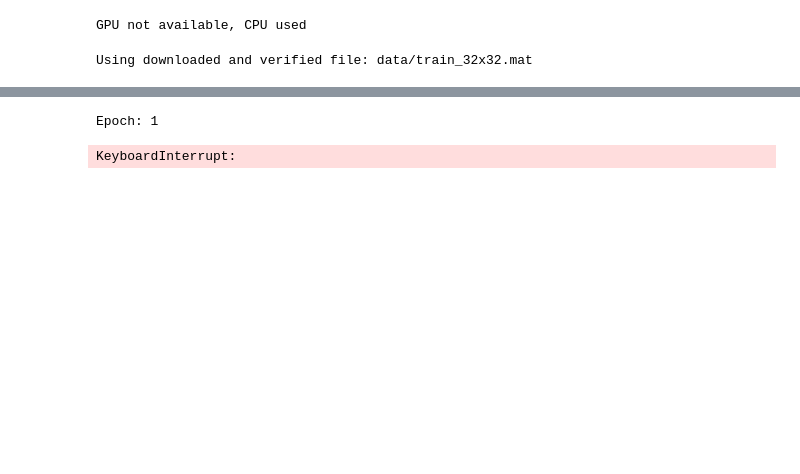
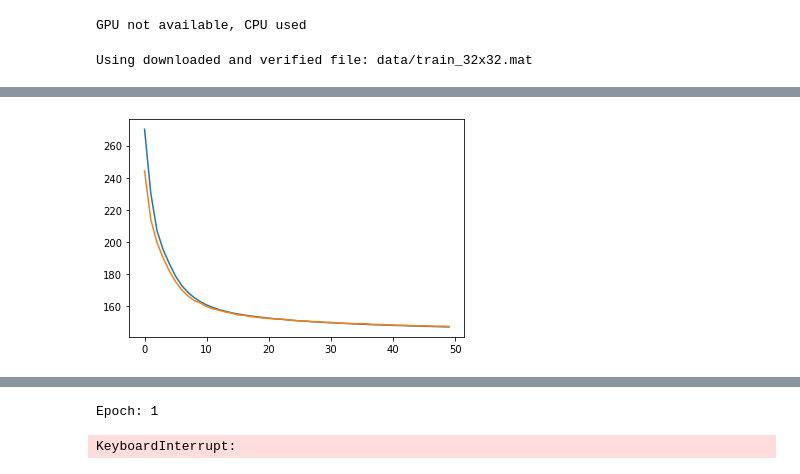
Before and after one commit to MarcB77/DL_4A, a Jupyter notebook: VAE.ipynb, the cells around one changed output, grey strips where cells are left out. Cells and saved outputs as stored; diff of their text form; code cells hidden in the pictures; blank space fills up the shorter version.

```diff
--- a/VAE.ipynb
+++ b/VAE.ipynb
@@ -141,12 +139,15 @@ class ELBO():
         return elbo.mean()
 # %%
 
-def train(net, prior, train_data, img_dim, batch_size=10, learning_rate=0.0001, epochs=20, nr_test_samples=64):
+def train(net, prior, train_data, val_data, img_dim, batch_size=10, learning_rate=0.0001, epochs=20, nr_test_samples=64):
     optimizer = optim.Adam(net.parameters(), lr=learning_rate)
     criterion = ELBO(prior)
 
     train_loader = torch.utils.data.DataLoader(train_data, batch_size=batch_size, shuffle=True)
+    val_loader = torch.utils.data.DataLoader(val_data, batch_size=batch_size, shuffle=True)
+
     running_loss = []
+    running_val_loss = []
 
     for epoch in range(epochs):
         print("Epoch:" , epoch+1)
@@ -175,14 +176,13 @@ def train(net, prior, train_data, img_dim, batch_size=10, learning_rate=0.0001,
         im = Image.fromarray(np.array(to_pil_image(generated_img)))
         im.save(f"Images_output/vae/epoch_{epoch}.jpeg")
 
-        print(f'Loss: {np.mean(running_loss[-len(train_data):])}')
+        with torch.no_grad():
+            for inputs, _ in val_loader:
+                inputs = inputs.to(device)
+                outputs, z, mu, sigma  = net(inputs)
+                loss = criterion(inputs, outputs, z, mu, sigma)
+                running_val_loss.append(loss)
 
-    return running_loss
+        print(f'Train Loss: {np.mean(running_loss[-len(train_data):])} | Validation Loss: {np.mean(running_val_loss[-len(val_data):])}')
+
+    return running_loss, running_val_loss
-# %%
-input_size = train_data[0][0].shape[0]
-batch_size = 10
-
-net = VAE(input_size)
-
-prior = GaussianPrior(batch_size)
-loss = train(net, prior, mnist_train, 1, batch_size=batch_size)
@@ -191,0 +189,5 @@ KeyboardInterrupt:
+# %%
+net = VAE(input_size).to(device)
+prior = GaussianPrior()
+train_set, val_set = torch.utils.data.random_split(mnist_train, [55000, 5000])
+train_loss, val_loss = train(net, prior, train_set, val_set, 1, batch_size=25, epochs=50)
@@ -191,0 +219,9 @@ KeyboardInterrupt:
+# %%
+train_loss_epoch = np.array(train_loss).reshape(-1, int(55000/25)).mean(axis=1)
+val_loss_epoch = np.array(val_loss).reshape(-1, int(5000/25)).mean(axis=1)
+
+plt.plot(train_loss_epoch)
+plt.plot(val_loss_epoch)
+plt.show()
+# %% [output]
+[figure, added]
```
Also changed, not shown: parts of 10 cells of this notebook, 47 other files.
